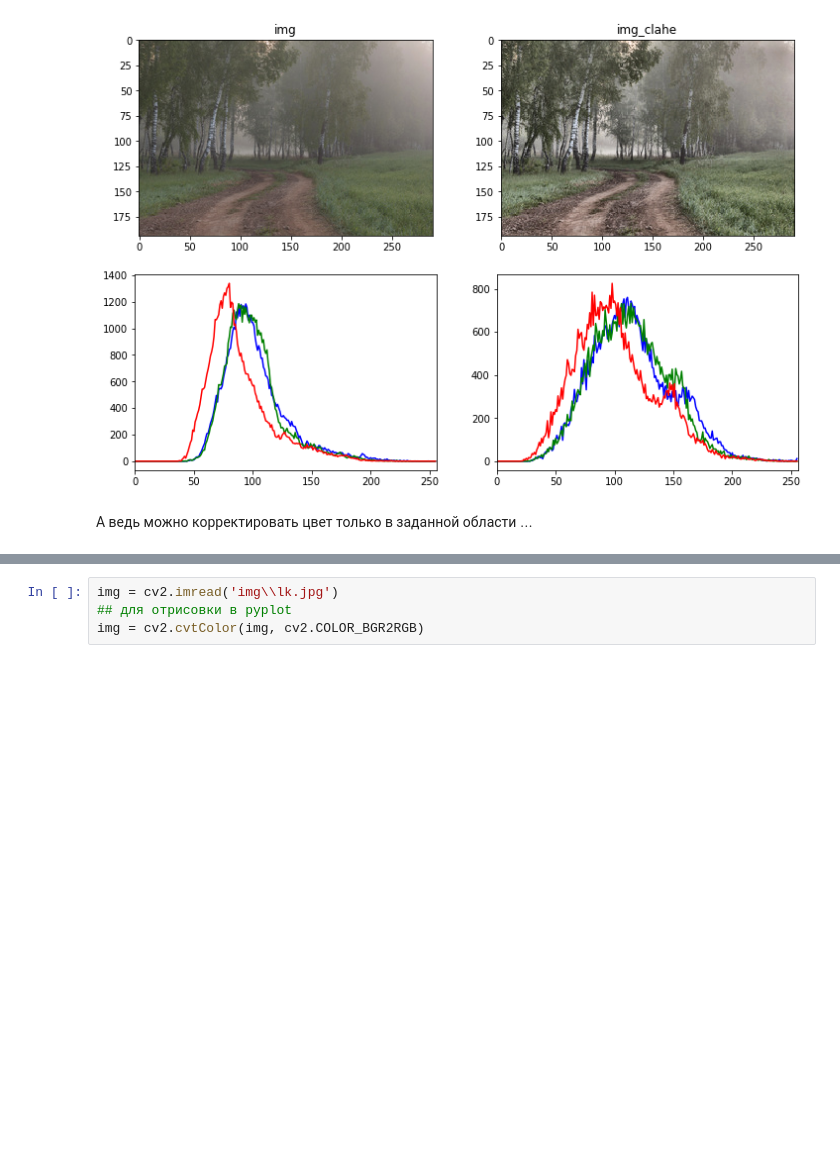
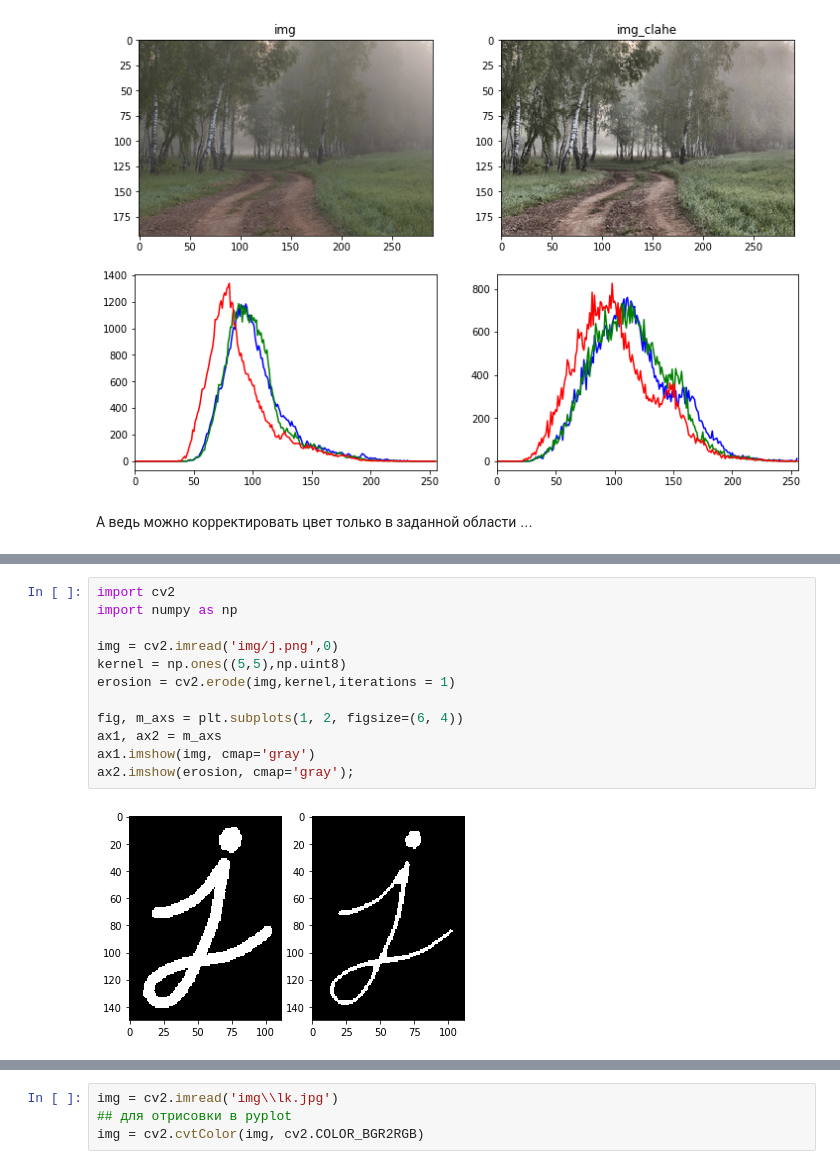
Before and after one commit to Keleas/CV_WOS, a Jupyter notebook: CV_ЗОШ/Lecture_2.ipynb, the cells around one changed output, grey strips where cells are left out. Cells and saved outputs as stored; diff of their text form; blank space fills up the shorter version.

```diff
--- a/CV_ЗОШ/Lecture_2.ipynb
+++ b/CV_ЗОШ/Lecture_2.ipynb
@@ -390,0 +571,14 @@ for i,col in enumerate(color):
+# %%
+import cv2
+import numpy as np
+
+img = cv2.imread('img/j.png',0)
+kernel = np.ones((5,5),np.uint8)
+erosion = cv2.erode(img,kernel,iterations = 1)
+
+fig, m_axs = plt.subplots(1, 2, figsize=(6, 4))
+ax1, ax2 = m_axs
+ax1.imshow(img, cmap='gray')
+ax2.imshow(erosion, cmap='gray');
+# %% [output]
+[figure, added]
```
Also changed, not shown: parts of 30 cells of this notebook.
